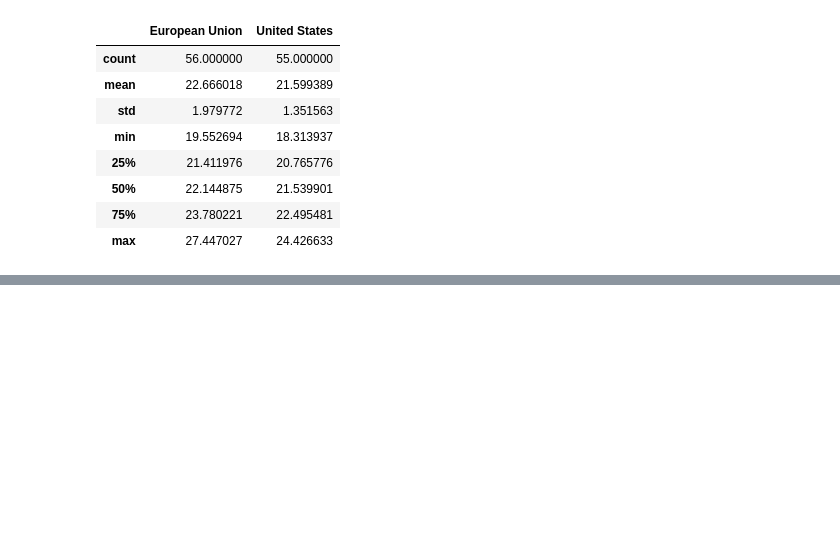
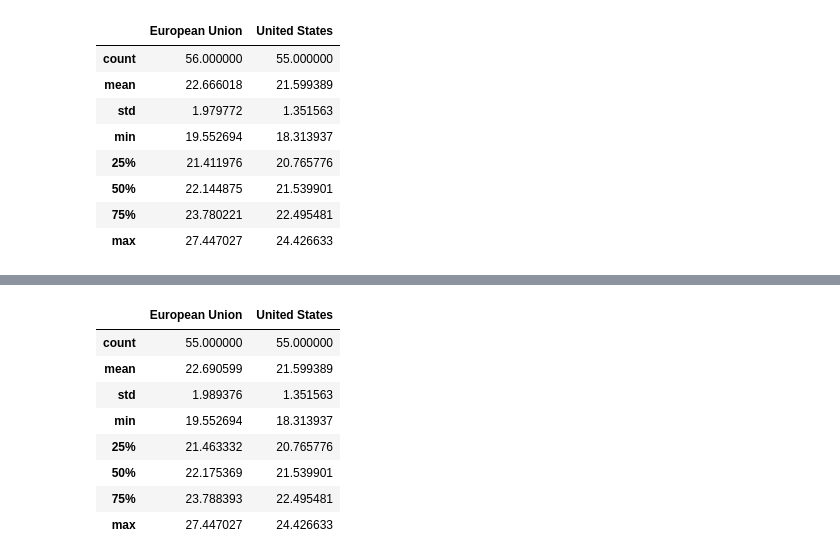
Before and after one commit to sabalunax/RKiF_Analiza, a Jupyter notebook: Analiza_RKiF.ipynb, the cells around one changed output, grey strips where cells are left out. Saved outputs shown, nothing was run; the diff lists cells and outputs as text; code cells hidden in the pictures; blank space fills up the shorter version.

```diff
--- a/Analiza_RKiF.ipynb
+++ b/Analiza_RKiF.ipynb
@@ -124,0 +105,12 @@ print(sys.version)
+# %%
+df_US_EU.describe()
+# %% [output]
+|  | European Union | United States |
+| count | 55.000000 | 55.000000 |
+| mean | 22.690599 | 21.599389 |
+| std | 1.989376 | 1.351563 |
+| min | 19.552694 | 18.313937 |
+| 25% | 21.463332 | 20.765776 |
+| 50% | 22.175369 | 21.539901 |
+| 75% | 23.788393 | 22.495481 |
+| max | 27.447027 | 24.426633 |
```
Also changed, not shown: parts of 21 cells of this notebook.
